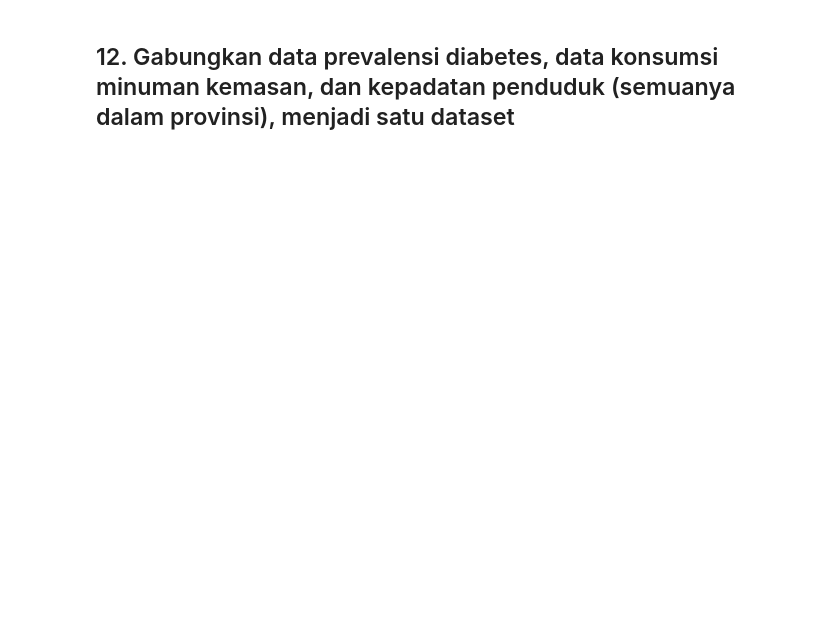
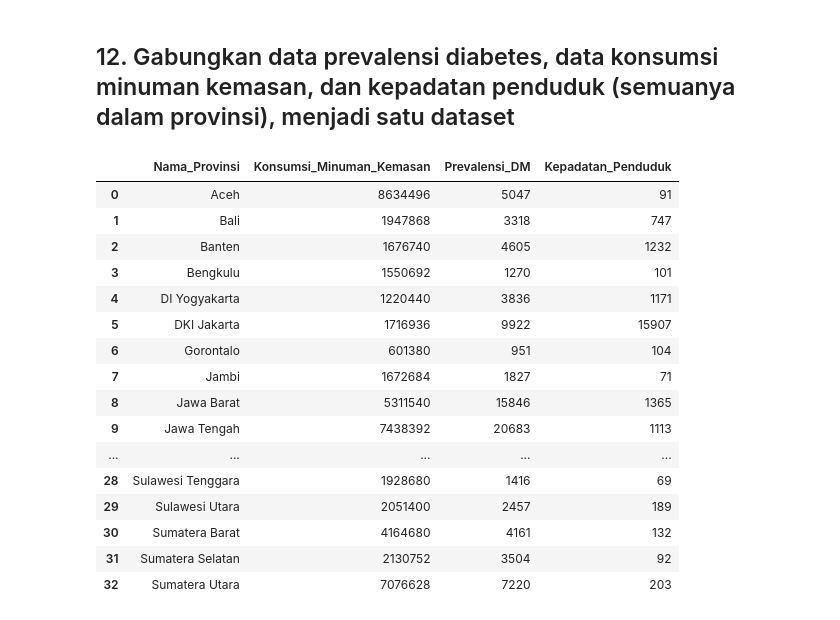
Before and after one commit to van-geaux/2403-diklat-python, a Jupyter notebook: MateriPython/Notebook update/Day 2 - Latihan Pandas.ipynb, the cells around one changed output. Saved outputs shown, nothing was run; the diff lists cells and outputs as text; code cells hidden in the pictures; blank space fills up the shorter version.

```diff
--- a/MateriPython/Notebook update/Day 2 - Latihan Pandas.ipynb
+++ b/MateriPython/Notebook update/Day 2 - Latihan Pandas.ipynb
@@ -68,6 +184,15 @@ url_diabetes_prevalence_data = 'https://raw.githubusercontent.com/mihoku/MoF-Tra
 
 url_konsumsi_minuman_kemasan_data = 'https://raw.githubusercontent.com/mihoku/MoF-Training-Python-for-Data-Analytics/main/Day%202/Data_Konsumsi_Minuman_Kemasan.csv'
 
-url_kepadatan_penduduk_data = 'https://raw.githubusercontent.com/mihoku/MoF-Training-Python-for-Data-Analytics/main/Day%202/Data_Kepadatan_Penduduk_Provinsi.csv'
+url_kepadatan_penduduk_data = 'https://raw.githubusercontent.com/mihoku/MoF-Training-Python-for-Data-Analytics/main/Day%202/Data_Kepadatan_Penduduk_prov.csv'
 # %% [markdown]
 ## 11. Data konsumsi minuman kemasan adalah data di tingkat kabupaten/kota. Buat dataframe baru yang merupakan data konsumsi minuman kemasan per provinsi.
+# %%
+diabetes = pd.read_csv(url_diabetes_prevalence_data, sep='#')
+konsumsi = pd.read_csv(url_konsumsi_minuman_kemasan_data, sep=';')
+kepadatan = pd.read_csv(url_kepadatan_penduduk_data, sep=';')
+
+konsumsi_prov = konsumsi.groupby(['Nama_Provinsi'])['Konsumsi_Minuman_Kemasan'].sum().reset_index()
+diabetes_prov = diabetes.groupby(['NM_PROV'])['Prevalensi_DM'].sum().reset_index()
+kepadatan_prov = kepadatan.groupby(['Nama_Provinsi'])['Kepadatan_Penduduk'].sum().reset_index()
+diabetes_prov.head()
@@ -74,2 +206,25 @@ url_kepadatan_penduduk_data = 'https://raw.githubusercontent.com/mihoku/MoF-Trai
 # %% [markdown]
 ## 12. Gabungkan data prevalensi diabetes, data konsumsi minuman kemasan, dan kepadatan penduduk (semuanya dalam provinsi), menjadi satu dataset
+# %%
+gabung1 = pd.merge(konsumsi_prov, diabetes_prov, left_on='Nama_Provinsi', right_on='NM_PROV', how='outer').drop('NM_PROV', axis=1)
+gabung2 = pd.merge(gabung1, kepadatan_prov, left_on='Nama_Provinsi', right_on='Nama_Provinsi', how='outer')
+
+gabung2
+# %% [output]
+|  | Nama_Provinsi | Konsumsi_Minuman_Kemasan | Prevalensi_DM | Kepadatan_Penduduk |
+| 0 | Aceh | 8634496 | 5047 | 91 |
+| 1 | Bali | 1947868 | 3318 | 747 |
+| 2 | Banten | 1676740 | 4605 | 1232 |
+| 3 | Bengkulu | 1550692 | 1270 | 101 |
+| 4 | DI Yogyakarta | 1220440 | 3836 | 1171 |
+| 5 | DKI Jakarta | 1716936 | 9922 | 15907 |
+| 6 | Gorontalo | 601380 | 951 | 104 |
+| 7 | Jambi | 1672684 | 1827 | 71 |
+| 8 | Jawa Barat | 5311540 | 15846 | 1365 |
+| 9 | Jawa Tengah | 7438392 | 20683 | 1113 |
+| ... | ... | ... | ... | ... |
+| 28 | Sulawesi Tenggara | 1928680 | 1416 | 69 |
+| 29 | Sulawesi Utara | 2051400 | 2457 | 189 |
+| 30 | Sumatera Barat | 4164680 | 4161 | 132 |
+| 31 | Sumatera Selatan | 2130752 | 3504 | 92 |
+| 32 | Sumatera Utara | 7076628 | 7220 | 203 |
```
Also changed, not shown: parts of 12 cells of this notebook, 6 other files.
